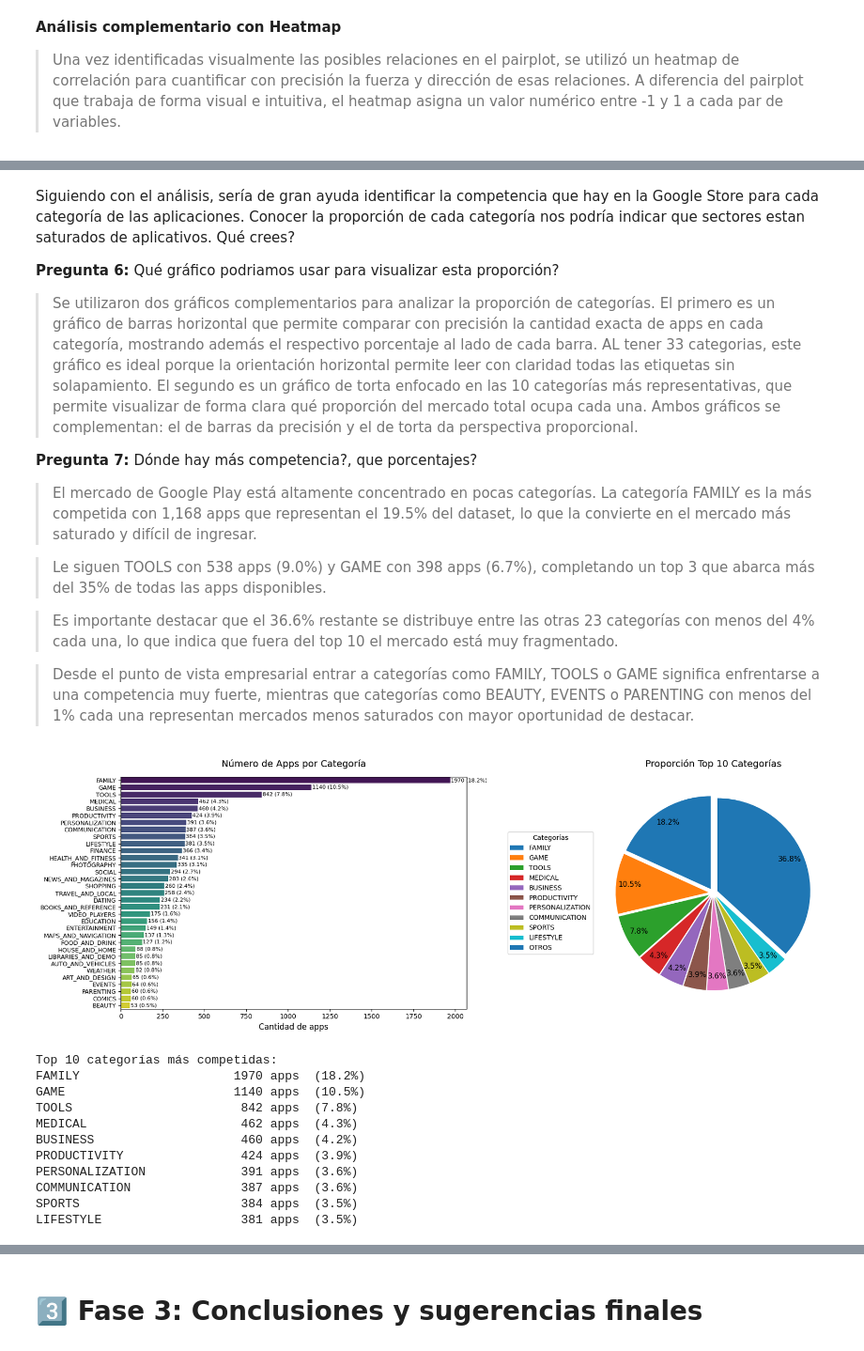
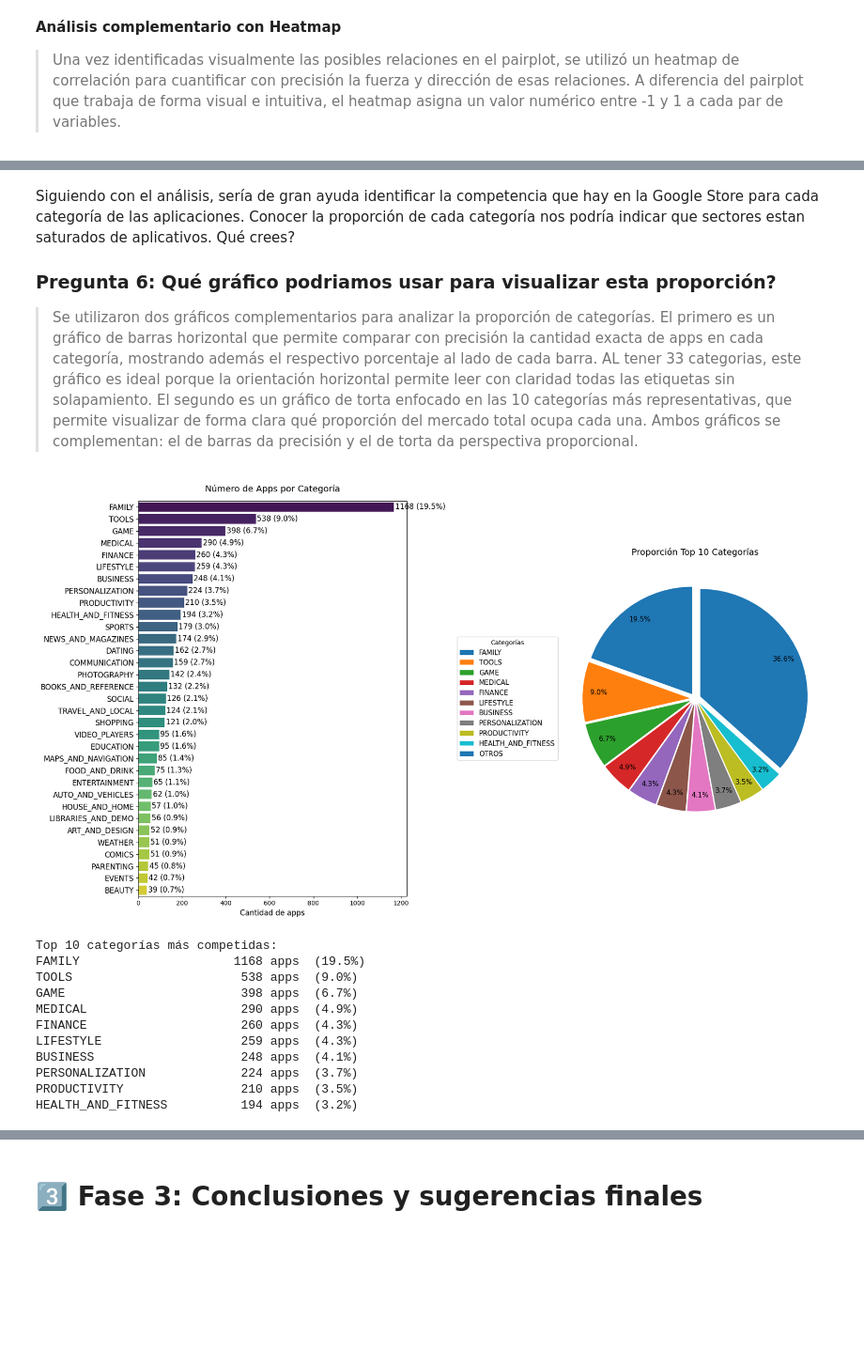
Before and after one commit to ChrisJavier/UIDE_3-WorkGroupProyectsVisu, a Jupyter notebook: Week1/src/VADDC_CP_W1_E4.ipynb, the cells around one changed output, grey strips where cells are left out. Shown at 94% size. Saved outputs shown, nothing was run; the diff lists cells and outputs as text; code cells hidden in the pictures; blank space fills up the shorter version.

```diff
--- a/Week1/src/VADDC_CP_W1_E4.ipynb
+++ b/Week1/src/VADDC_CP_W1_E4.ipynb
@@ -495,6 +528,7 @@ Superior: 10.026250000000001
 # %%
 # Tratamiento: Clipping (tope) en lugar de eliminar
-data_free_apps['Price'] = data_free_apps['Price'].clip(lower=min_value, upper=max_value)
+#data_free_apps['Price'] = data_free_apps['Price'].clip(lower=min_value, upper=max_value)
+data_free_apps = data_free_apps[(data_free_apps.Price>=min_value) & (data_free_apps.Price<=max_value)]
 print(f"Existen {data_free_apps.shape[0]} registros luego del filtro y eliminar los outliers")
 
 # Visualización post-tratamiento
@@ -548,6 +588,7 @@ Superior: 3389.5
 # %%
 # Tratamiento: Clipping (tope) en lugar de eliminar
-data_free_apps['Reviews'] = data_free_apps['Reviews'].clip(lower=min_value, upper=max_value)
+#data_free_apps['Reviews'] = data_free_apps['Reviews'].clip(lower=min_value, upper=max_value)
+data_free_apps = data_free_apps[(data_free_apps.Reviews>=min_value) & (data_free_apps.Reviews<=max_value)]
 print(f"Existen {data_free_apps.shape[0]} registros luego del filtro y eliminar los outliers")
 
 # Visualización post-tratamiento
@@ -592,6 +633,7 @@ Superior: 24850.0
 # %%
 # Tratamiento: Clipping (tope) en lugar de eliminar
-data_free_apps['Installs'] = data_free_apps['Installs'].clip(lower=min_value, upper=max_value)
+#data_free_apps['Installs'] = data_free_apps['Installs'].clip(lower=min_value, upper=max_value)
+data_free_apps = data_free_apps[(data_free_apps.Installs>=min_value) & (data_free_apps.Installs<=max_value)]
 print(f"Existen {data_free_apps.shape[0]} registros luego del filtro y eliminar los outliers")
 
 # Visualización post-tratamiento
@@ -637,6 +679,7 @@ Superior: 57362.5
 # %%
 # Tratamiento: Clipping (tope) en lugar de eliminar
-data_free_apps['Size'] = data_free_apps['Size'].clip(lower=min_value, upper=max_value)
+#data_free_apps['Size'] = data_free_apps['Size'].clip(lower=min_value, upper=max_value)
+data_free_apps = data_free_apps[(data_free_apps.Size>=min_value) & (data_free_apps.Size<=max_value)]
 print(f"Existen {data_free_apps.shape[0]} registros luego del filtro y eliminar los outliers")
 
 # Visualización post-tratamiento
@@ -768,19 +811,9 @@ plt.show()
 # %% [markdown]
 Siguiendo con el análisis, sería de gran ayuda identificar la competencia que hay en la Google Store para cada categoría de las aplicaciones. Conocer la proporción de cada categoría nos podría indicar que sectores estan saturados de aplicativos. Qué crees?
 
-**Pregunta 6:** Qué gráfico podriamos usar para visualizar esta proporción?
+### **Pregunta 6:** Qué gráfico podriamos usar para visualizar esta proporción?
 
 > Se utilizaron dos gráficos complementarios para analizar la proporción de categorías. El primero es un gráfico de barras horizontal que permite comparar con precisión la cantidad exacta de apps en cada categoría, mostrando además el respectivo porcentaje al lado de cada barra. AL tener 33 categorias, este gráfico es ideal porque la orientación horizontal permite leer con claridad todas las etiquetas sin solapamiento. El segundo es un gráfico de torta enfocado en las 10 categorías más representativas, que permite visualizar de forma clara qué proporción del mercado total ocupa cada una. Ambos gráficos se complementan: el de barras da precisión y el de torta da perspectiva proporcional.
-
-**Pregunta 7:** Dónde hay más competencia?, que porcentajes?
-
->El mercado de Google Play está altamente concentrado en pocas categorías. La categoría FAMILY es la más competida con 1,168 apps que representan el 19.5% del dataset, lo que la convierte en el mercado más saturado y difícil de ingresar.
-
->Le siguen TOOLS con 538 apps (9.0%) y GAME con 398 apps (6.7%), completando un top 3 que abarca más del 35% de todas las apps disponibles.
-
->Es importante destacar que el 36.6% restante se distribuye entre las otras 23 categorías con menos del 4% cada una, lo que indica que fuera del top 10 el mercado está muy fragmentado.
-
->Desde el punto de vista empresarial entrar a categorías como FAMILY, TOOLS o GAME significa enfrentarse a una competencia muy fuerte, mientras que categorías como BEAUTY, EVENTS o PARENTING con menos del 1% cada una representan mercados menos saturados con mayor oportunidad de destacar.
 # %%
 # Genera aquí el código para gráficar la Proporción de las categorias de las
 # aplicaciones en la Google Store
@@ -791,7 +824,7 @@ Siguiendo con el análisis, sería de gran ayuda identificar la competencia que
 # Contar las apps por categoria
 category_counts = data.Category.value_counts()
 
-fig, axes = plt.subplots(1, 2, figsize=(18, 6))
+fig, axes = plt.subplots(1, 2, figsize=(18, 10))
 
 # Grafico 1
 sns.barplot(x=category_counts.values, y=category_counts.index, ax=axes[0], palette='viridis')
@@ -800,12 +833,12 @@ total = category_counts.sum()
 axes[0].set_title('Número de Apps por Categoría', fontsize=14, pad=15)
 axes[0].set_xlabel('Cantidad de apps', fontsize=12)
 axes[0].set_ylabel('')
-axes[0].tick_params(axis='y', labelsize=9)
+axes[0].tick_params(axis='y', labelsize=12)
 
 # Agregar valores al final de cada barra
 for idx, valor in enumerate(category_counts.values):
     axes[0].text(valor + 5, idx, f'{valor} ({valor/total*100:.1f}%)',
-                va='center', fontsize=8)
+                va='center', fontsize=12)
 
 # Gráfico 2 — Top 10 pie chart mejorado
 top10 = category_counts.head(10).copy()
@@ -819,43 +852,43 @@ wedges, texts, autotexts = axes[1].pie(
     top10.values,
     labels=None,
     autopct='%1.1f%%',
     startangle=90,
     explode=explode,
     pctdistance=0.85 # ubicacion %
 )
 
 # Ajustar tamaño de porcentajes
 for autotext in autotexts:
     autotext.set_fontsize(11)
 
 # Leyenda separada para etiquetas
 axes[1].legend(wedges, top10.index,
                title='Categorías',
                loc='center left',
                bbox_to_anchor=(-0.4, 0.5), #ubicacion legend
-               fontsize=10) #tamaño de letar legend
+               fontsize=11) #tamaño de letar legend
 axes[1].set_title('Proporción Top 10 Categorías', fontsize=14, pad=15)
 
 plt.tight_layout()
 plt.show()
 
 # Imprimir top 10 con porcentajes
 total = category_counts.sum()
 print("\nTop 10 categorías más competidas:")
 for cat, count in category_counts.head(10).items():
     print(f"{cat:<25} {count:>5} apps  ({count/total*100:.1f}%)")
 
 #############################
 # %% [output]
-[figure, old version]
+[figure, new version]
 Top 10 categorías más competidas:
-FAMILY                     1970 apps  (18.2%)
-GAME                       1140 apps  (10.5%)
-TOOLS                       842 apps  (7.8%)
-MEDICAL                     462 apps  (4.3%)
-BUSINESS                    460 apps  (4.2%)
-PRODUCTIVITY                424 apps  (3.9%)
-PERSONALIZATION             391 apps  (3.6%)
-COMMUNICATION               387 apps  (3.6%)
-SPORTS                      384 apps  (3.5%)
-LIFESTYLE                   381 apps  (3.5%)
+FAMILY                     1168 apps  (19.5%)
+TOOLS                       538 apps  (9.0%)
+GAME                        398 apps  (6.7%)
+MEDICAL                     290 apps  (4.9%)
+FINANCE                     260 apps  (4.3%)
+LIFESTYLE                   259 apps  (4.3%)
+BUSINESS                    248 apps  (4.1%)
+PERSONALIZATION             224 apps  (3.7%)
+PRODUCTIVITY                210 apps  (3.5%)
+HEALTH_AND_FITNESS          194 apps  (3.2%)
```
Also changed, not shown: parts of 37 cells of this notebook.
